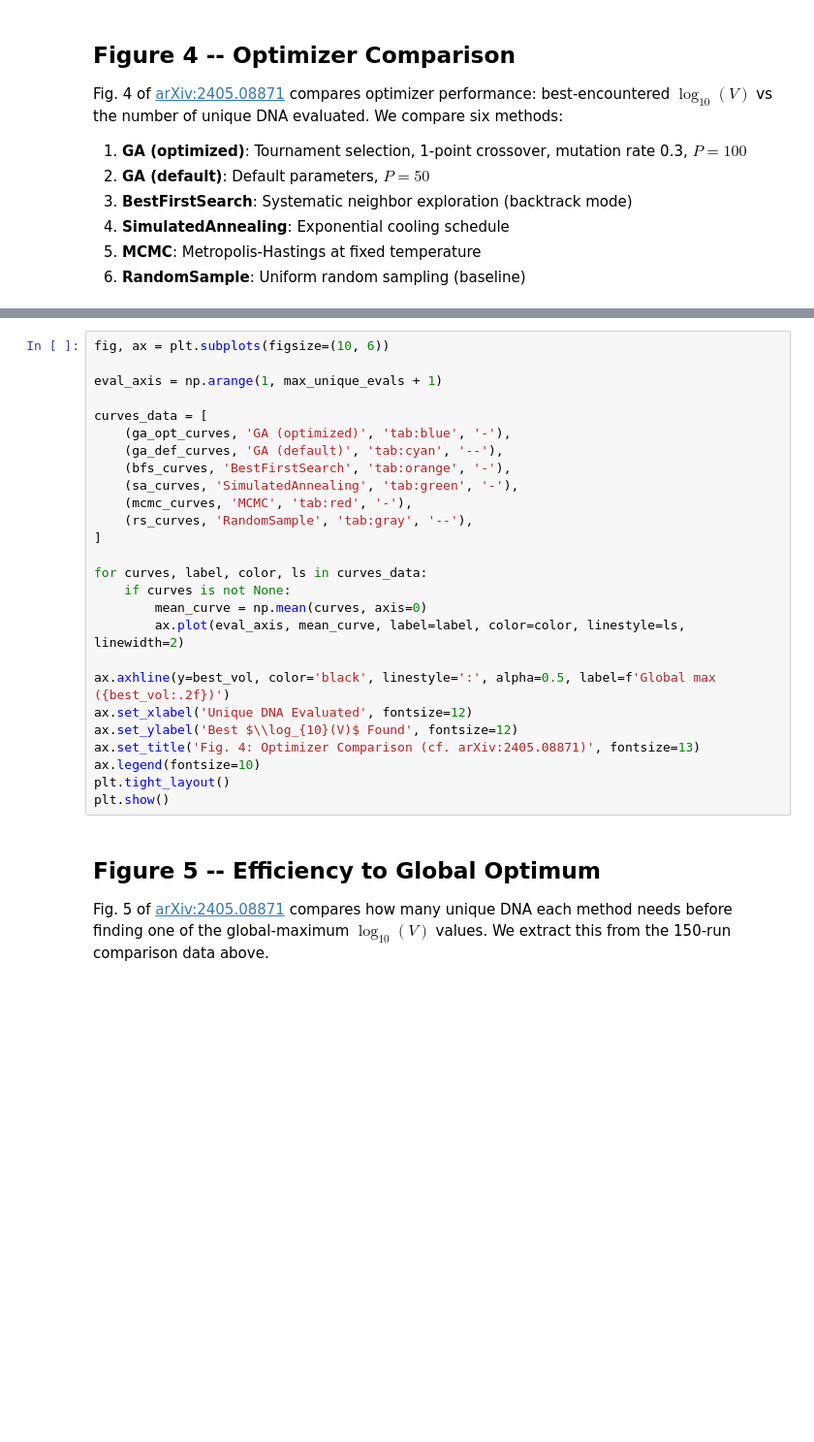
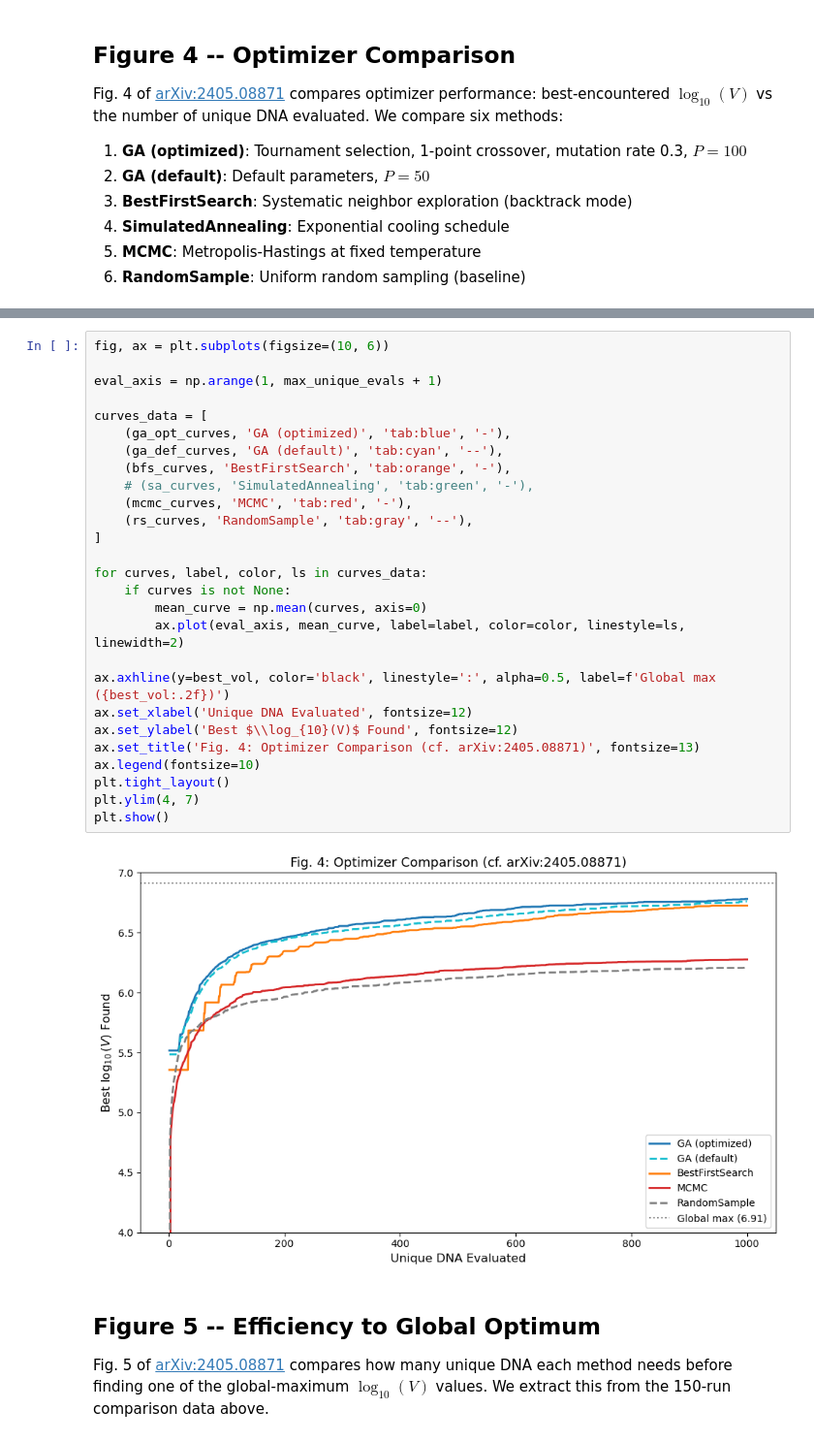
Before and after one commit to sheride/cyopt, a Jupyter notebook: documentation/source/tutorials/frst_optimization.ipynb, the cells around one changed output, grey strips where cells are left out. Shown at 97% size. Drawn from its saved outputs; the diff is of its cells as text; blank space fills up the shorter version.

```diff
--- a/documentation/source/tutorials/frst_optimization.ipynb
+++ b/documentation/source/tutorials/frst_optimization.ipynb
@@ -375,29 +385,32 @@ print("\nAll runs complete.")
 # %%
 fig, ax = plt.subplots(figsize=(10, 6))
 
 eval_axis = np.arange(1, max_unique_evals + 1)
 
 curves_data = [
     (ga_opt_curves, 'GA (optimized)', 'tab:blue', '-'),
     (ga_def_curves, 'GA (default)', 'tab:cyan', '--'),
     (bfs_curves, 'BestFirstSearch', 'tab:orange', '-'),
-    (sa_curves, 'SimulatedAnnealing', 'tab:green', '-'),
+    # (sa_curves, 'SimulatedAnnealing', 'tab:green', '-'),
     (mcmc_curves, 'MCMC', 'tab:red', '-'),
     (rs_curves, 'RandomSample', 'tab:gray', '--'),
 ]
 
 for curves, label, color, ls in curves_data:
     if curves is not None:
         mean_curve = np.mean(curves, axis=0)
         ax.plot(eval_axis, mean_curve, label=label, color=color, linestyle=ls, linewidth=2)
 
 ax.axhline(y=best_vol, color='black', linestyle=':', alpha=0.5, label=f'Global max ({best_vol:.2f})')
 ax.set_xlabel('Unique DNA Evaluated', fontsize=12)
 ax.set_ylabel('Best $\\log_{10}(V)$ Found', fontsize=12)
 ax.set_title('Fig. 4: Optimizer Comparison (cf. arXiv:2405.08871)', fontsize=13)
 ax.legend(fontsize=10)
 plt.tight_layout()
+plt.ylim(4, 7)
 plt.show()
+# %% [output]
+[figure, added]
 # %% [markdown]
 ## Figure 5 -- Efficiency to Global Optimum
 
```
Also changed, not shown: parts of 5 cells of this notebook, 1 other file.
